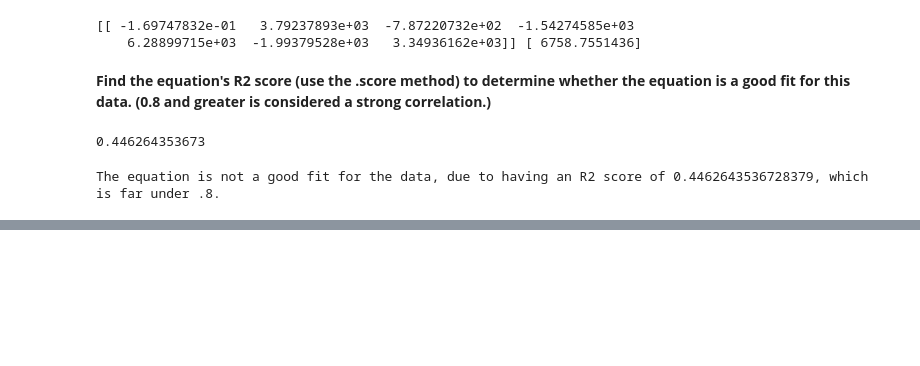
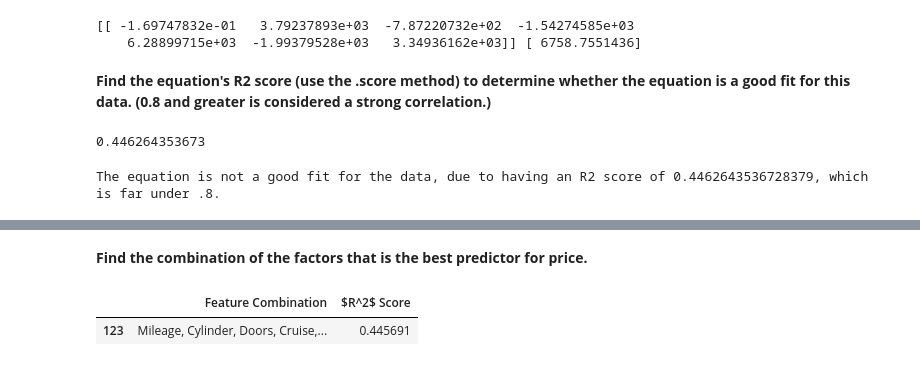
Before and after one commit to kasalak/Plaid-Coat, a Jupyter notebook: car-worth.ipynb, the cells around one changed output, grey strips where cells are left out. Cells and saved outputs as stored; diff of their text form; code cells hidden in the pictures; blank space fills up the shorter version.

```diff
--- a/car-worth.ipynb
+++ b/car-worth.ipynb
@@ -138,0 +127,30 @@ SyntaxError: invalid syntax (<ipython-input-114-68fdfada9783>, line 1)
+# %% [markdown]
+**Find the combination of the factors that is the best predictor for price.**
+# %%
+combos = []
+for combo in range(len(features)):
+    combos.append(list(itertools.combinations(features, combo)))
+
+input = []
+output_data = price
+
+for combo in combos:
+    for x in combo:
+        if len(x) == 0:
+            continue
+        input.append(list(x))
+
+outcomes = []
+
+for combo in input:
+    input_data = car_data[combo]
+    best_reg = linear_model.LinearRegression()
+    best_reg.fit(input_data, output_data)
+    outcomes.append([', '.join(combo), best_reg.score(input_data, output_data)])
+
+outcomes = pd.DataFrame(outcomes, columns=('Feature Combination', '$R^2$ Score'))
+
+outcomes.sort_index(by='$R^2$ Score', ascending=[False]).head(1)
+# %% [output]
+|  | Feature Combination | $R^2$ Score |
+| 123 | Mileage, Cylinder, Doors, Cruise,... | 0.445691 |
```
Also changed, not shown: parts of 2 cells of this notebook.
